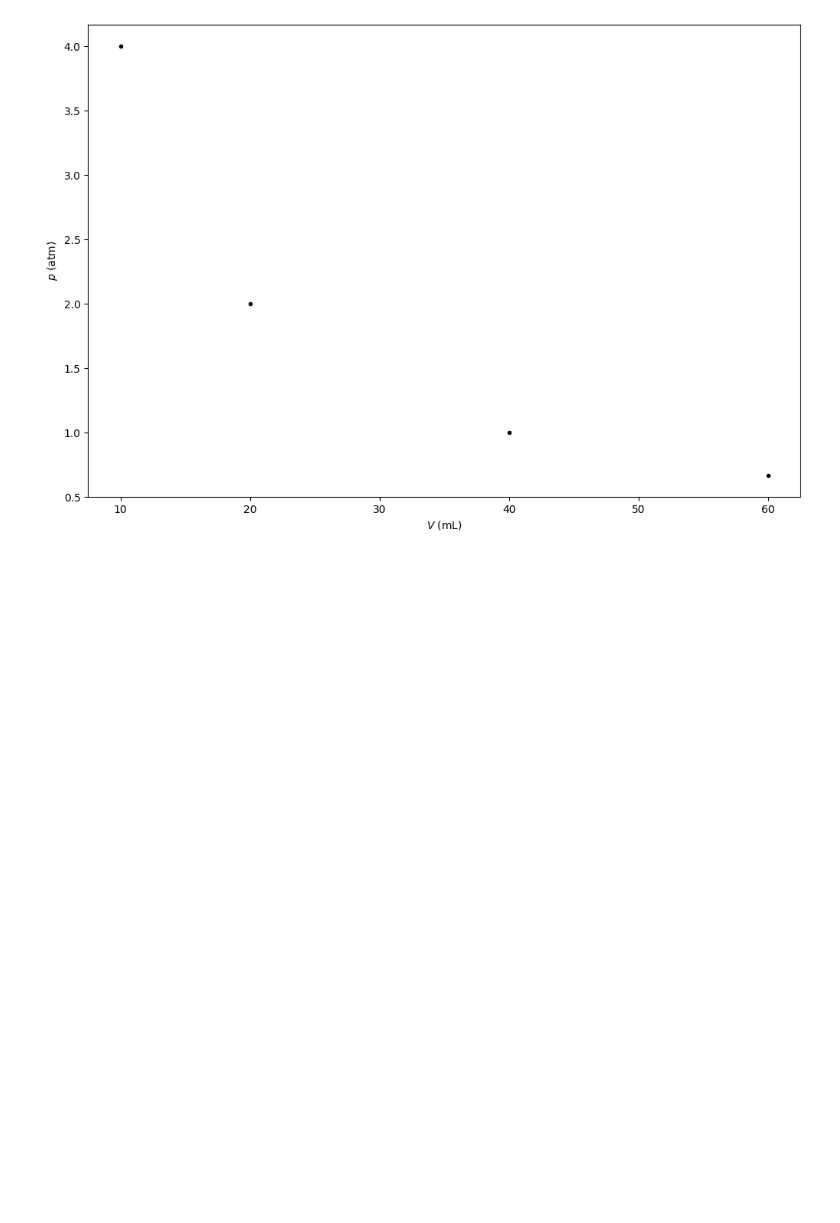
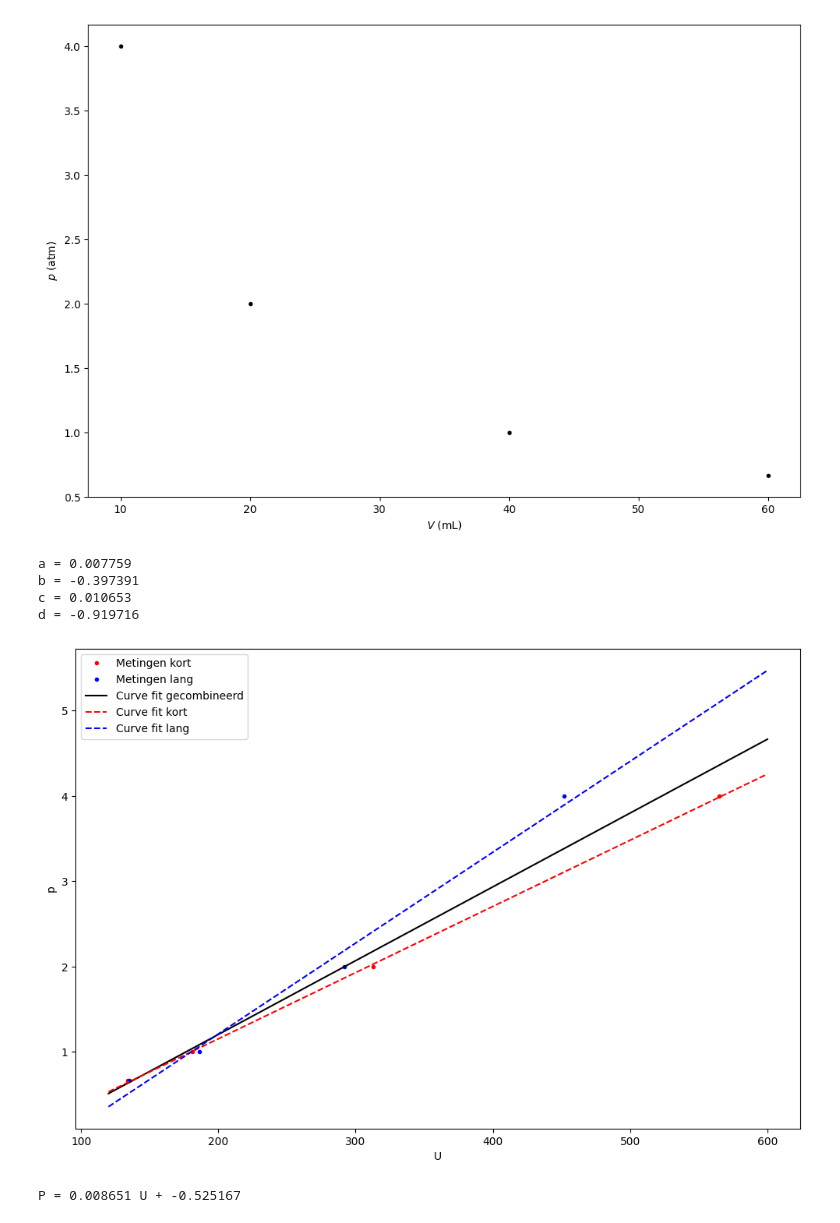
Before and after one commit to SybrenK07/25, a Jupyter notebook: Content/Labs/druksensorijken.ipynb, the cells around one changed output. Cells and saved outputs as stored; diff of their text form; code cells hidden in the pictures; blank space fills up the shorter version.

```diff
--- a/Content/Labs/druksensorijken.ipynb
+++ b/Content/Labs/druksensorijken.ipynb
@@ -122,3 +122,71 @@ plt.show()
 kort: 0.007758784107762318 -0.39739069347343503
 sysfout: 0.24828109144838462
 [figure]
+# %%
+import numpy as np
+import matplotlib.pyplot as plt
+from scipy.optimize import curve_fit
+
+#U_kort = np.array([134,181,313,565])
+#U_lang = np.array([135,186,292,452])
+#p = np.array([2/3,1,2,4])
+#V = np.array([60,40,20,10])
+
+p = np.array([2/3,1,2,4])   # bar
+U_kort = np.array([134,181,313,565])  # V
+U_lang = np.array([135,186,292,452])  # V
+
+def fitfunc(x,a,b):
+   return a * x + b
+
+var_kort, cov_kort = curve_fit(fitfunc,U_kort,p)
+var_lang, cov_lang = curve_fit(fitfunc,U_lang,p)
+
+x_fit = np.linspace(120,600,10000)
+y_fit_kort = fitfunc(x_fit, *var_kort)
+y_fit_lang = fitfunc(x_fit, *var_lang)
+
+a = var_kort[0]
+u_a = cov_kort[0][0]
+b = var_kort[1]
+u_b = cov_kort[1][1]
+c = var_lang[0]
+u_c = cov_lang[0][0]
+d = var_lang[1]
+u_d = cov_lang[1][1]
+
+print(f"a = {a:.6f} ")
+print(f"b = {b:.6f}")
+print(f"c = {c:.6f} ")
+print(f"d = {d:.6f}")
+
+# Combineren lang en kort
+p_data = np.concatenate([p,p])
+U_data = np.concatenate([U_kort,U_lang])
+
+var_data, cov_data = curve_fit(fitfunc,U_data,p_data)
+A = var_data[0]
+B = var_data[1]
+
+y_fit_data = fitfunc(x_fit, *var_data)
+
+
+plt.figure(figsize=(12,8))
+plt.plot(U_kort,p,"r.",label="Metingen kort")
+plt.plot(U_lang,p,"b.",label="Metingen lang")
+plt.plot(x_fit,y_fit_data,"k-", label = "Curve fit gecombineerd")
+plt.plot(x_fit,y_fit_kort,"r--",label="Curve fit kort")
+plt.plot(x_fit,y_fit_lang,"b--",label="Curve fit lang")
+plt.xlabel("U")
+plt.ylabel("p")
+plt.legend()
+plt.show()
+
+print(f"P = {A:.6f} U + {B:.6f}")
+# %% [output]
+a = 0.007759
+b = -0.397391
+c = 0.010653
+d = -0.919716
+[figure, added]
+P = 0.008651 U + -0.525167
```
Also changed, not shown: parts of 1 cell of this notebook, 5 other files.
